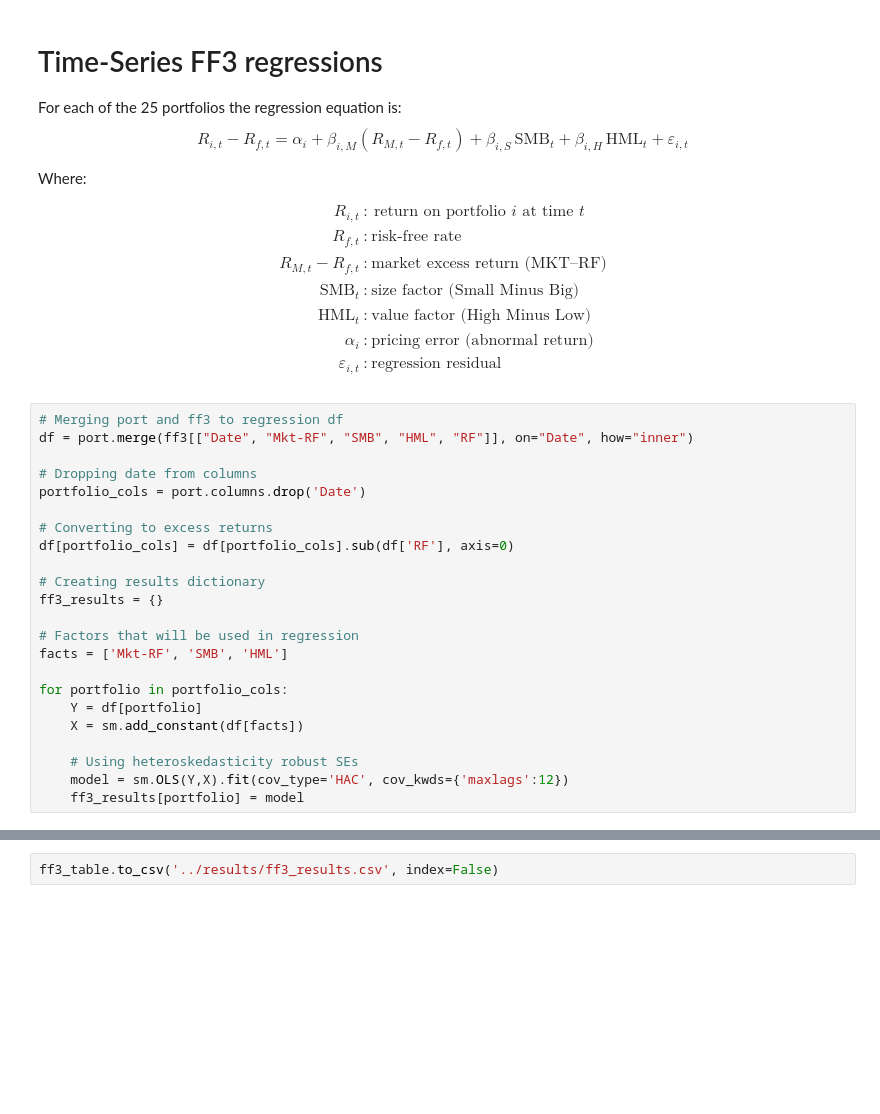
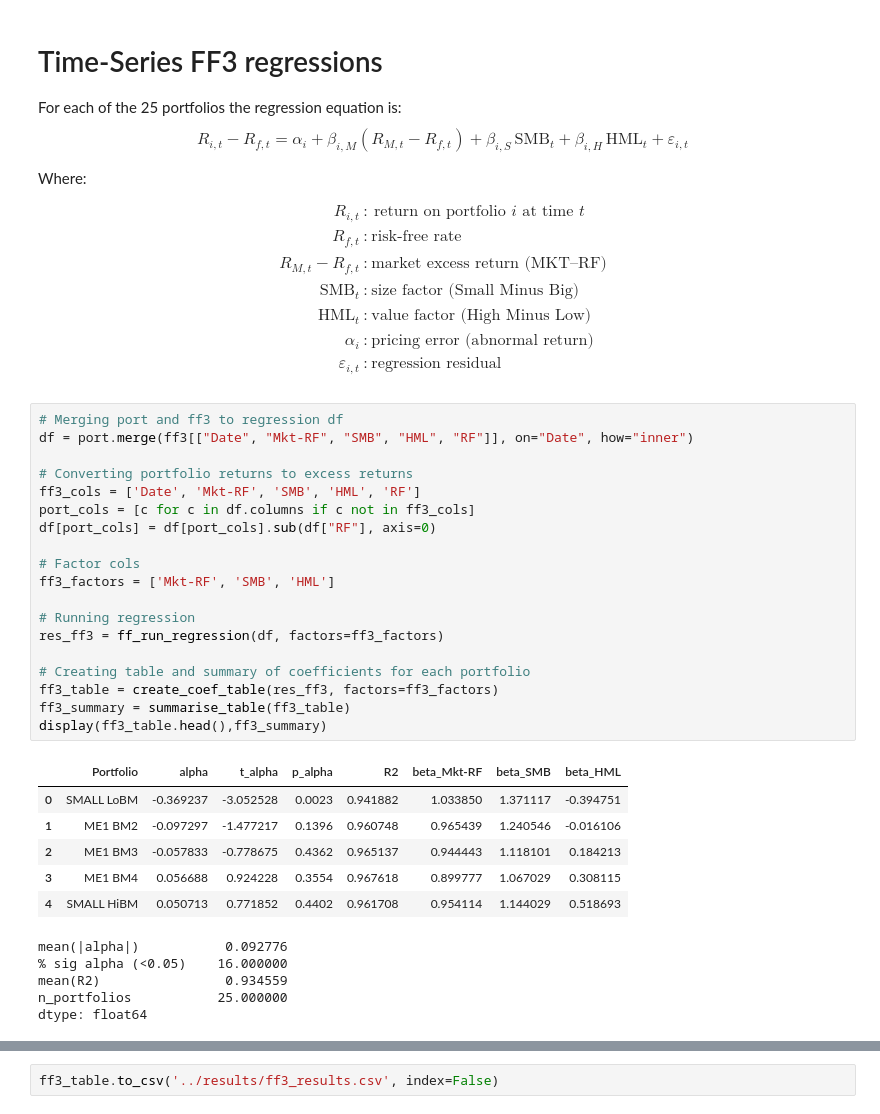
Before and after one commit to adrymmm/Empirical_AssetPricing_FamaFrench, a Jupyter notebook: notebooks/02_replication.ipynb, the cells around one changed output, grey strips where cells are left out. Cells and saved outputs as stored; diff of their text form; blank space fills up the shorter version.

Commit message:
Replaced regression code with function setup

```diff
--- a/notebooks/02_replication.ipynb
+++ b/notebooks/02_replication.ipynb
@@ -124,23 +119,31 @@ $$
 # %%
 # Merging port and ff3 to regression df
 df = port.merge(ff3[["Date", "Mkt-RF", "SMB", "HML", "RF"]], on="Date", how="inner")
 
-# Dropping date from columns
-portfolio_cols = port.columns.drop('Date')
+# Converting portfolio returns to excess returns
+ff3_cols = ['Date', 'Mkt-RF', 'SMB', 'HML', 'RF']
+port_cols = [c for c in df.columns if c not in ff3_cols]
+df[port_cols] = df[port_cols].sub(df["RF"], axis=0)
 
-# Converting to excess returns
-df[portfolio_cols] = df[portfolio_cols].sub(df['RF'], axis=0)
+# Factor cols
+ff3_factors = ['Mkt-RF', 'SMB', 'HML']
 
-# Creating results dictionary
-ff3_results = {}
+# Running regression
+res_ff3 = ff_run_regression(df, factors=ff3_factors)
 
-# Factors that will be used in regression
-facts = ['Mkt-RF', 'SMB', 'HML']
-
-for portfolio in portfolio_cols:
-    Y = df[portfolio]
-    X = sm.add_constant(df[facts])
-
-    # Using heteroskedasticity robust SEs
-    model = sm.OLS(Y,X).fit(cov_type='HAC', cov_kwds={'maxlags':12})
-    ff3_results[portfolio] = model
+# Creating table and summary of coefficients for each portfolio
+ff3_table = create_coef_table(res_ff3, factors=ff3_factors)
+ff3_summary = summarise_table(ff3_table)
+display(ff3_table.head(),ff3_summary)
+# %% [output]
+|  | Portfolio | alpha | t_alpha | p_alpha | R2 | beta_Mkt-RF | beta_SMB | beta_HML |
+| 0 | SMALL LoBM | -0.369237 | -3.052528 | 0.0023 | 0.941882 | 1.033850 | 1.371117 | -0.394751 |
+| 1 | ME1 BM2 | -0.097297 | -1.477217 | 0.1396 | 0.960748 | 0.965439 | 1.240546 | -0.016106 |
+| 2 | ME1 BM3 | -0.057833 | -0.778675 | 0.4362 | 0.965137 | 0.944443 | 1.118101 | 0.184213 |
+| 3 | ME1 BM4 | 0.056688 | 0.924228 | 0.3554 | 0.967618 | 0.899777 | 1.067029 | 0.308115 |
+| 4 | SMALL HiBM | 0.050713 | 0.771852 | 0.4402 | 0.961708 | 0.954114 | 1.144029 | 0.518693 |
+mean(|alpha|)           0.092776
+% sig alpha (<0.05)    16.000000
+mean(R2)                0.934559
+n_portfolios           25.000000
+dtype: float64
```
Also changed, not shown: parts of 5 cells of this notebook, 1 other file.
